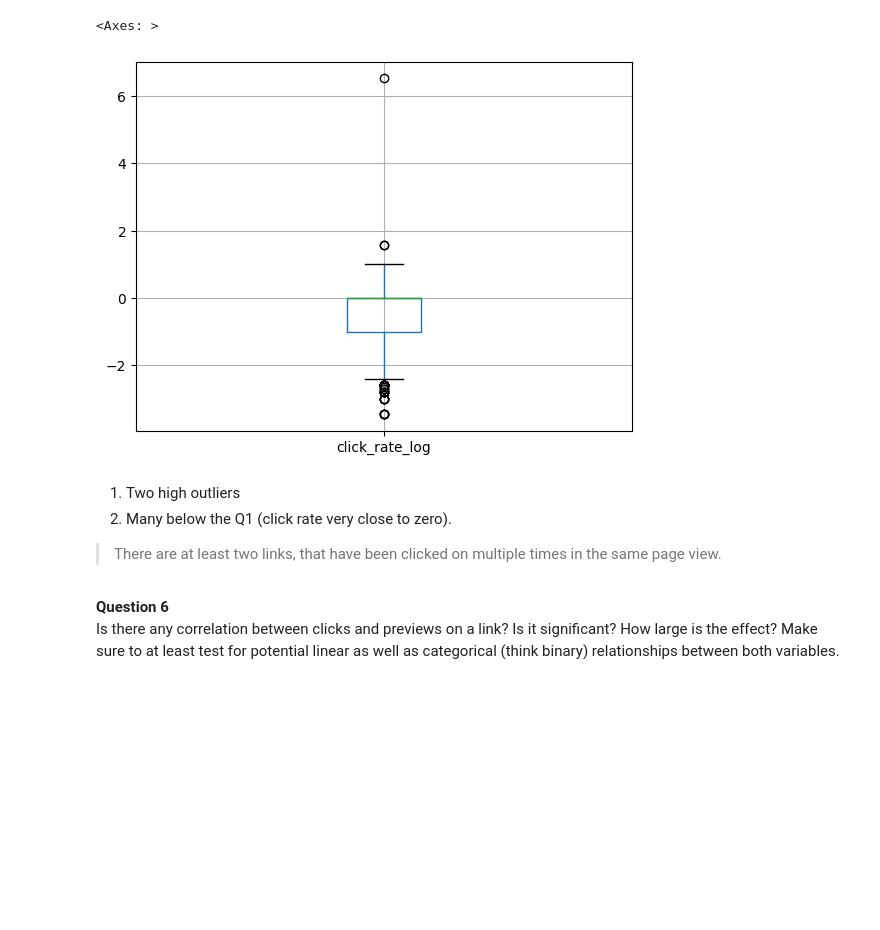
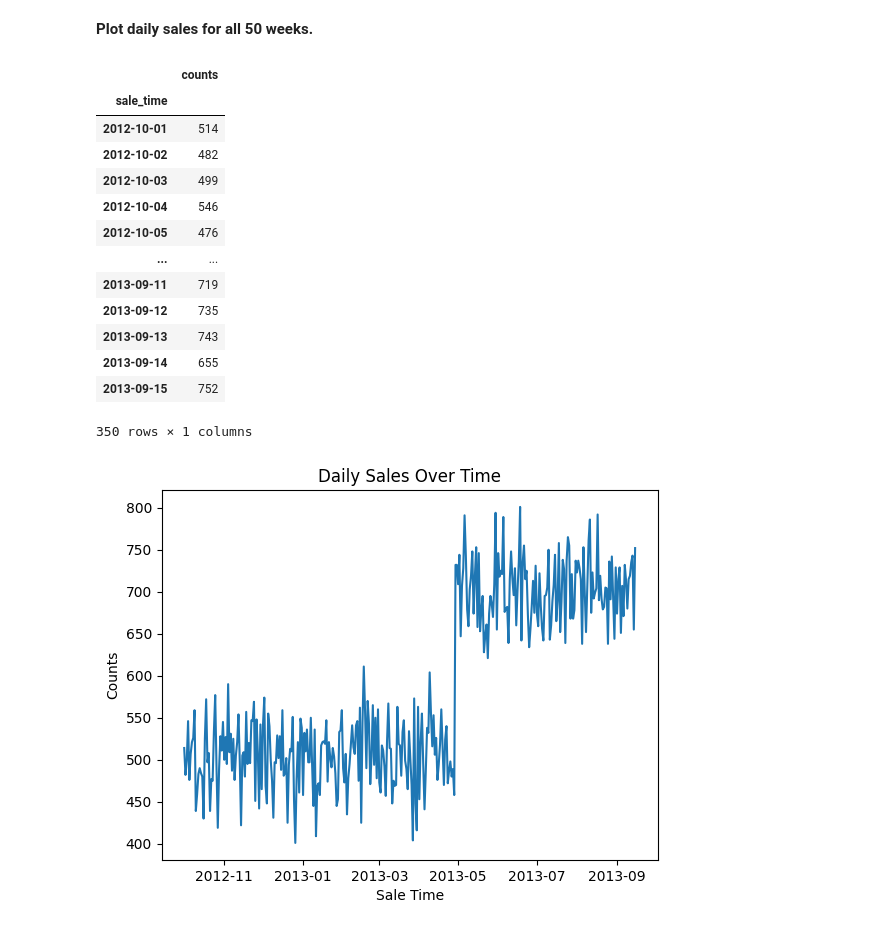
Before and after one commit to joyinning/python_practice_business_analysis, a Jupyter notebook: Website_Traffic_Analysis.ipynb, the cells around one changed output. Saved outputs shown, nothing was run; the diff lists cells and outputs as text; code cells hidden in the pictures; blank space fills up the shorter version.

```diff
--- a/Website_Traffic_Analysis.ipynb
+++ b/Website_Traffic_Analysis.ipynb
@@ -14,0 +7,4 @@ df = pd.read_csv("/content/traffic.csv")
+# %%
+l = [pd.read_csv(filename) for filename in glob.glob("/content/*.csv")]
+df = pd.concat(l, axis=0)
+df.head()
@@ -314,12 +34,31 @@ merged["click_rate_log"].plot(kind="hist", bins = 100)
-# %%
-merged.boxplot(column="click_rate_log")
-# %% [output]
-<Axes: >
-[figure, removed]
-# %% [markdown]
-1. Two high outliers
-2. Many below the Q1 (click rate very close to zero).
-> There are at least two links, that have been clicked on multiple times in the same page view.
-# %% [markdown]
-**Question 6** <br>
-Is there any correlation between clicks and previews on a link? Is it significant? How large is the effect? Make sure to at least test for potential linear as well as categorical (think binary) relationships between both variables.
+# %% [markdown]
+**Plot daily sales for all 50 weeks.**
+# %%
+sale_date = pd.to_datetime(df['sale_time'])
+# %%
+daily_sales = df.groupby(sale_date.dt.date).size().reset_index(name='counts')
+daily_sales.set_index('sale_time', inplace=True)
+daily_sales
+# %% [output]
+|  | counts |
+| sale_time |  |
+| 2012-10-01 | 514 |
+| 2012-10-02 | 482 |
+| 2012-10-03 | 499 |
+| 2012-10-04 | 546 |
+| 2012-10-05 | 476 |
+| ... | ... |
+| 2013-09-11 | 719 |
+| 2013-09-12 | 735 |
+| 2013-09-13 | 743 |
+| 2013-09-14 | 655 |
+| 2013-09-15 | 752 |
+350 rows × 1 columns
+# %%
+daily_sales['counts'].plot(title="Daily Sales Over Time")
+plt.xlabel('Sale Time')
+plt.ylabel('Counts')
+
+plt.show()
+# %% [output]
+[figure, added]
```
Also changed, not shown: parts of 74 cells of this notebook.
